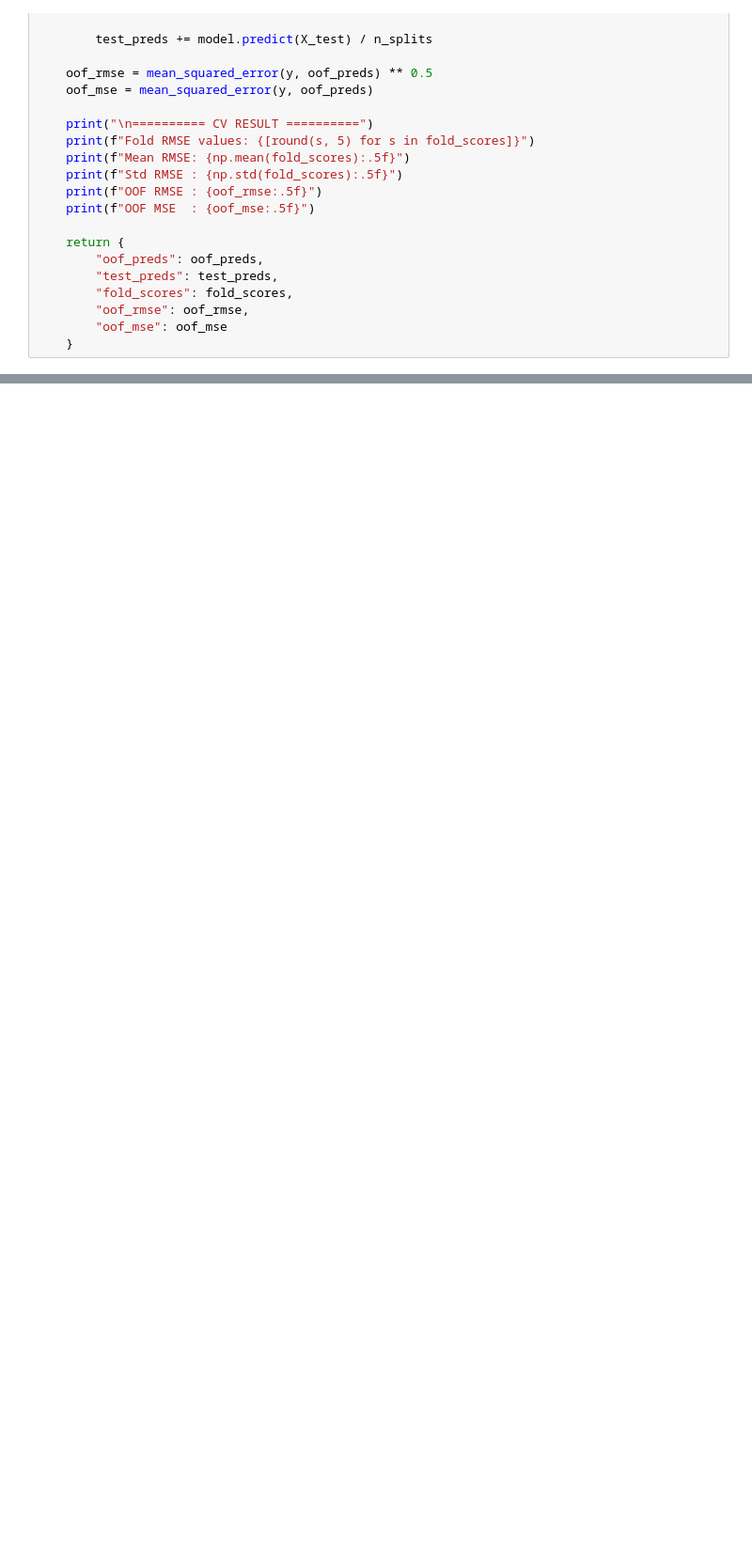
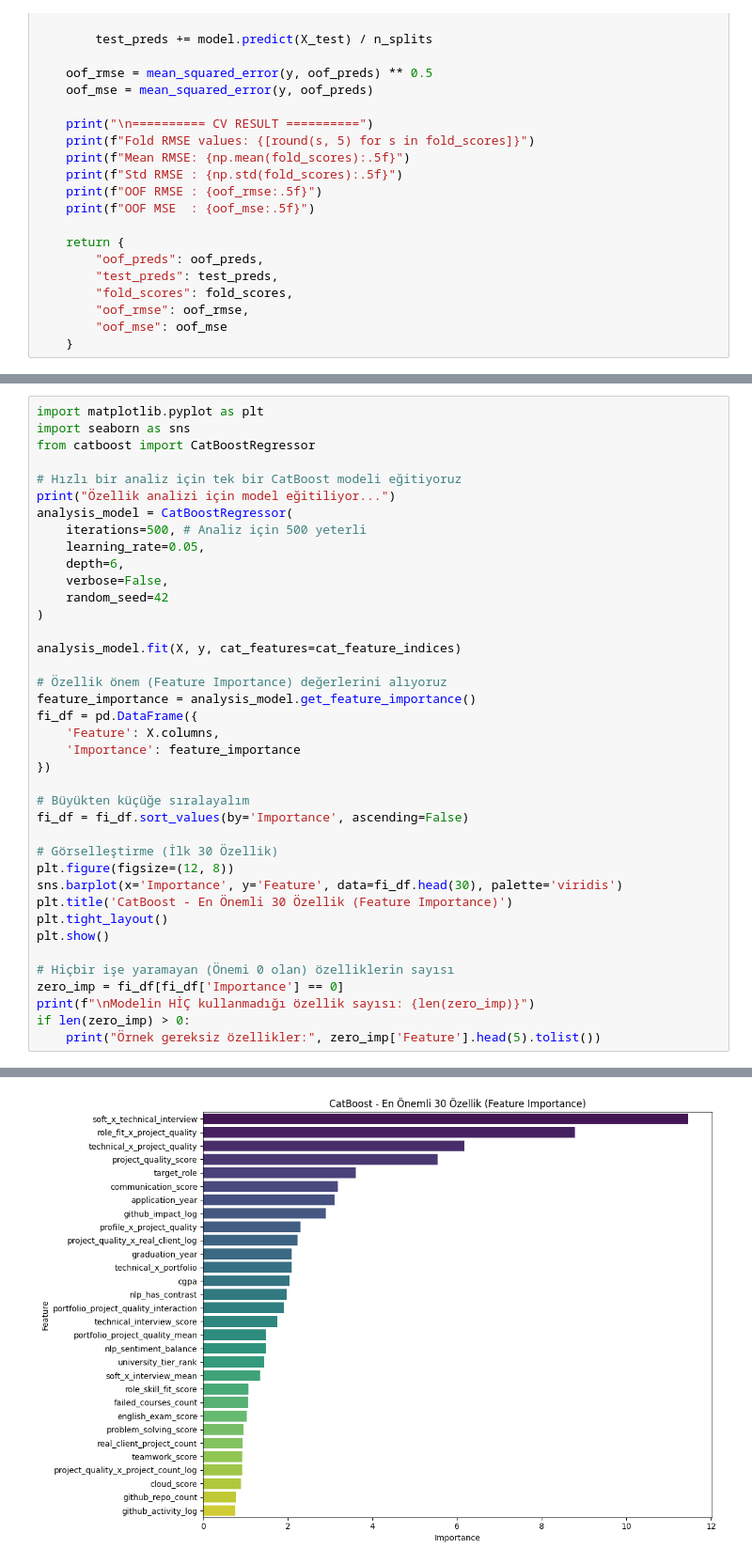
Before and after one commit to kompaz/BTK-Akademi-Datathon-2026, a Jupyter notebook: catboost_text_oof_feature_v1.ipynb, the cells around one changed output, grey strips where cells are left out. Shown at 94% size. Saved outputs shown, nothing was run; the diff lists cells and outputs as text; blank space fills up the shorter version.

```diff
--- a/catboost_text_oof_feature_v1.ipynb
+++ b/catboost_text_oof_feature_v1.ipynb
@@ -1802,0 +1950,40 @@ oof_preds = catboost_result["oof_preds"]
+# %%
+import matplotlib.pyplot as plt
+import seaborn as sns
+from catboost import CatBoostRegressor
+
+# Hızlı bir analiz için tek bir CatBoost modeli eğitiyoruz
+print("Özellik analizi için model eğitiliyor...")
+analysis_model = CatBoostRegressor(
+    iterations=500, # Analiz için 500 yeterli
+    learning_rate=0.05,
+    depth=6,
+    verbose=False,
+    random_seed=42
+)
+
+analysis_model.fit(X, y, cat_features=cat_feature_indices)
+
+# Özellik önem (Feature Importance) değerlerini alıyoruz
+feature_importance = analysis_model.get_feature_importance()
+fi_df = pd.DataFrame({
+    'Feature': X.columns,
+    'Importance': feature_importance
+})
+
+# Büyükten küçüğe sıralayalım
+fi_df = fi_df.sort_values(by='Importance', ascending=False)
+
+# Görselleştirme (İlk 30 Özellik)
+plt.figure(figsize=(12, 8))
+sns.barplot(x='Importance', y='Feature', data=fi_df.head(30), palette='viridis')
+plt.title('CatBoost - En Önemli 30 Özellik (Feature Importance)')
+plt.tight_layout()
+plt.show()
+
+# Hiçbir işe yaramayan (Önemi 0 olan) özelliklerin sayısı
+zero_imp = fi_df[fi_df['Importance'] == 0]
+print(f"\nModelin HİÇ kullanmadığı özellik sayısı: {len(zero_imp)}")
+if len(zero_imp) > 0:
+    print("Örnek gereksiz özellikler:", zero_imp['Feature'].head(5).tolist())
+# %% [output]
@@ -1802,0 +1991 @@ oof_preds = catboost_result["oof_preds"]
+[figure, added]
```
Also changed, not shown: parts of 12 cells of this notebook.
